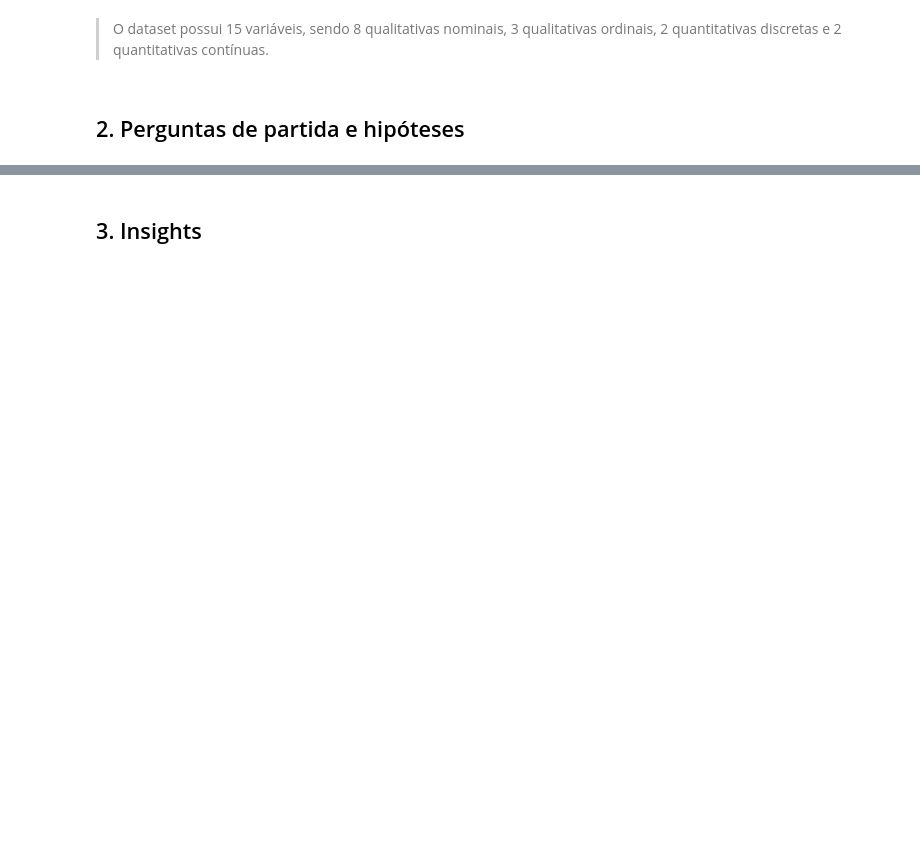
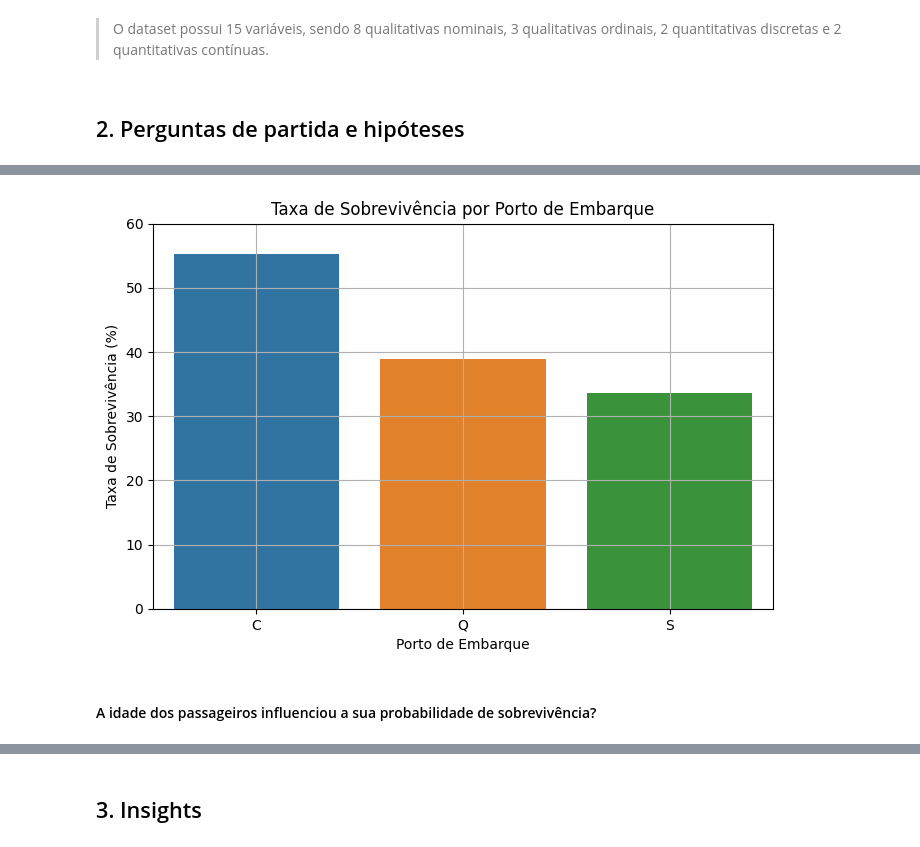
Before and after one commit to gessycamayhara/avanti-bootcamp-cdd, a Jupyter notebook: notebooks/01 - exploratory_data_analysis.ipynb, the cells around one changed output, grey strips where cells are left out. Cells and saved outputs as stored; diff of their text form; code cells hidden in the pictures; blank space fills up the shorter version.

```diff
--- a/notebooks/01 - exploratory_data_analysis.ipynb
+++ b/notebooks/01 - exploratory_data_analysis.ipynb
@@ -94,0 +198,13 @@ dicionario
+# %%
+plt.figure(figsize=(8, 5))
+sns.barplot(x=taxa_porto.index, y=taxa_porto.values)
+plt.title('Taxa de Sobrevivência por Porto de Embarque')
+plt.xlabel('Porto de Embarque')
+plt.ylabel('Taxa de Sobrevivência (%)')
+plt.ylim(0, 60)
+plt.grid(True)
+plt.show()
+# %% [output]
+[figure, added]
+# %% [markdown]
+#### A idade dos passageiros influenciou a sua probabilidade de sobrevivência?
```
Also changed, not shown: parts of 39 cells of this notebook.
